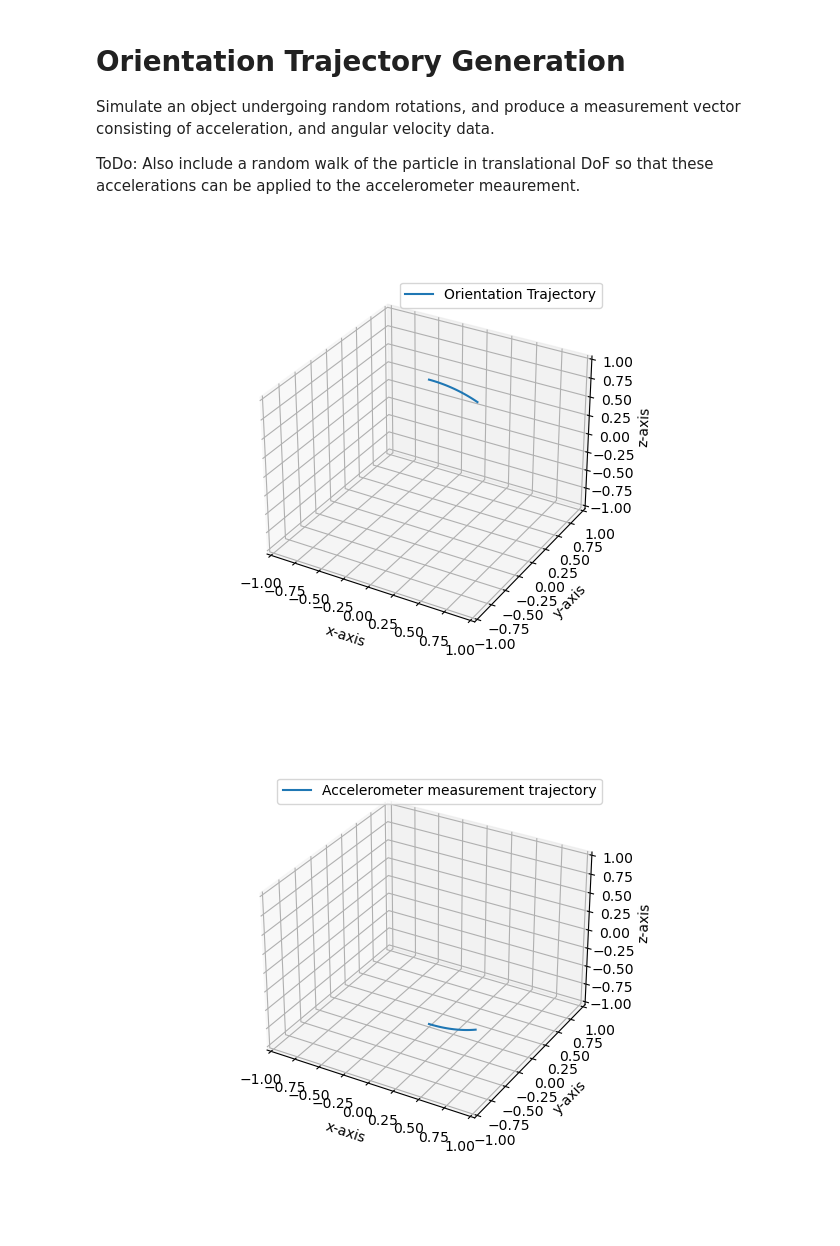
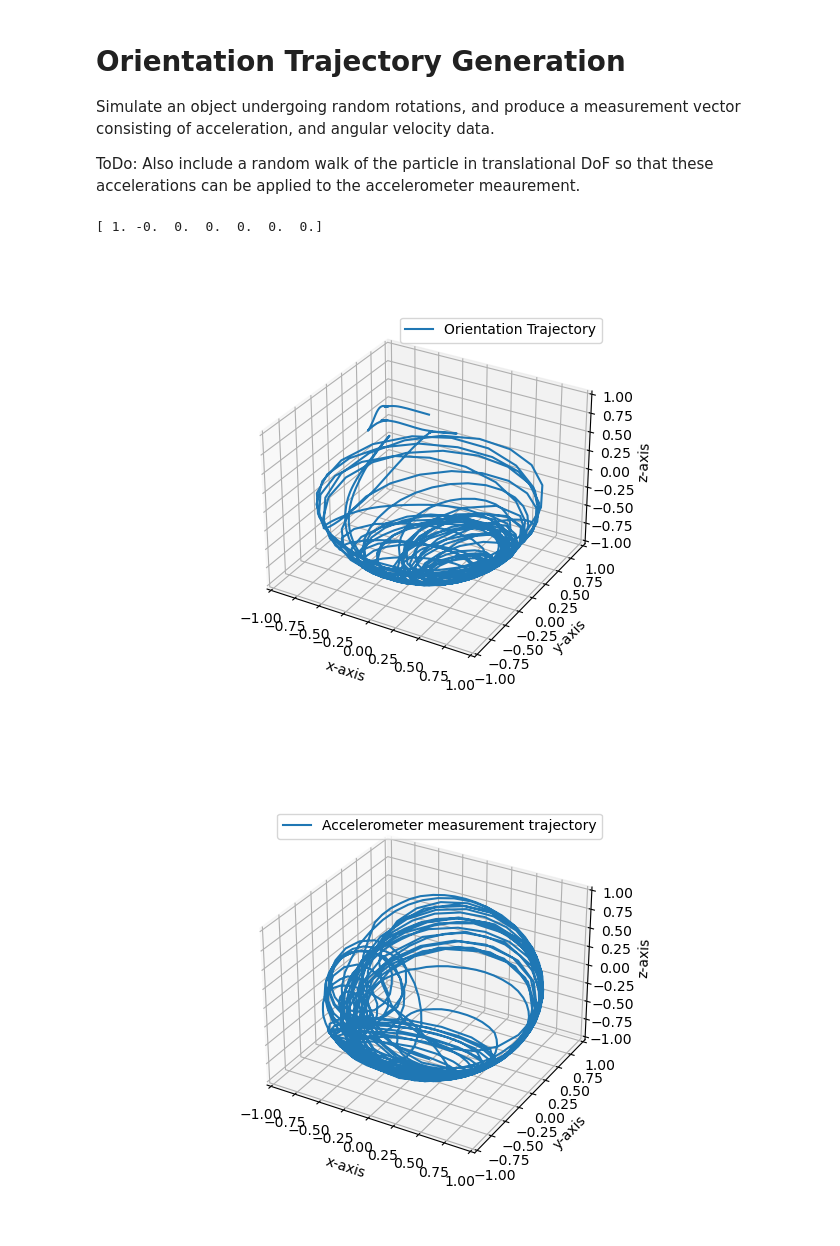
Before and after one commit to mrpossoms/bomberhat, a Jupyter notebook: firmware/notebooks/neural-sensor-fusion.ipynb, the cells around one changed output. Cells and saved outputs as stored; diff of their text form; code cells hidden in the pictures.

```diff
--- a/firmware/notebooks/neural-sensor-fusion.ipynb
+++ b/firmware/notebooks/neural-sensor-fusion.ipynb
@@ -46,25 +46,44 @@ def X_t_1_const(X_t, dt, stddev=np.ones(3), bias=np.zeros(3)):
 
     return q_t_1, w_t_1
 
+def X_to_array(x):
+    return np.concatenate((Q.as_float_array(x[0]), x[1]), dtype=np.float32)
+
 def Z_t(X_t):
     # produce measurements from true state
     acc = Q.rotate_vectors(q_inv(X_t[0]), np.array([0, 0, -1]))
-    return acc
+    gyro = X_t[1]
+    return np.concatenate((gyro, acc))
 
-samples = []
-acc_samples = []
+steps = 1000
+positions = np.zeros((steps, 3), dtype=np.float32) # sequence of z-basis unit vectors rotated by orientation for plotting
+w_samples = np.zeros((steps, 3), dtype=np.float32) # sequence of angular rate measurements
+measurements = np.zeros((steps, Z_t(X_0()).shape[0]), dtype=np.float32) # sequence of static accelerometer readings
+ground_truth = np.zeros((steps, X_to_array(X_0()).shape[0]), dtype=np.float32) # labels for training
+
+samples = np.zeros((steps, 4 + Z_t(X_0()).shape[0]), dtype=np.float32) # consists of the t-1 orientation, and measurements from t
+labels = np.zeros((steps, 4), dtype=np.float32) # orientation estimate for t
+
 X_t = X_0()
-for _ in range(100):
-    samples.append(Q.rotate_vectors(X_t[0], np.array([0, 0, 1])))
-    acc_samples.append(Z_t(X_t))
-    X_t = X_t_1_const(X_t, 0.01, stddev=np.ones(3) * 10)
 
-samples = np.array(samples)
-acc_samples = np.array(acc_samples)
+print(X_to_array(X_t))
+
+for i in range(steps):
+    positions[i] = Q.rotate_vectors(X_t[0], np.array([0, 0, 1]))
+    measurements[i] = Z_t(X_t)
+    ground_truth[i] = X_to_array(X_t)
+
+    samples[i] = np.concatenate((ground_truth[i,:4], measurements[i]), dtype=np.dtype(float))
+
+    # propagate the state
+    X_t = X_t_1(X_t, 0.01, stddev=np.ones(3) * 10)
+
+    labels[i] = ground_truth[i,:4]
 
 
 ax = plt.figure().add_subplot(projection='3d')
-ax.plot(samples[:,0], samples[:,1], samples[:,2], label='Orientation Trajectory')
+
+ax.plot(positions[:,0], positions[:,1], positions[:,2], label='Orientation Trajectory')
 ax.legend()
 plt.xlim([-1, 1])
 plt.ylim([-1, 1])
@@ -74,17 +93,18 @@ ax.set_ylabel('y-axis')
 ax.set_zlabel('z-axis')
 plt.show()
 # %% [output]
+[ 1. -0.  0.  0.  0.  0.  0.]
-[figure, old version]
+[figure, new version]
 # %%
 ax = plt.figure().add_subplot(projection='3d')
-ax.plot(acc_samples[:,0], acc_samples[:,1], acc_samples[:,2], label='Accelerometer measurement trajectory')
+ax.plot(measurements[:,3], measurements[:,4], measurements[:,5], label='Accelerometer measurement trajectory')
 ax.legend()
 plt.xlim([-1, 1])
 plt.ylim([-1, 1])
 ax.set_zlim([-1, 1])
 ax.set_xlabel('x-axis')
 ax.set_ylabel('y-axis')
 ax.set_zlabel('z-axis')
 plt.show()
 # %% [output]
-[figure, old version]
+[figure, new version]
```
Also changed, not shown: parts of 4 cells of this notebook, 1 other file.
